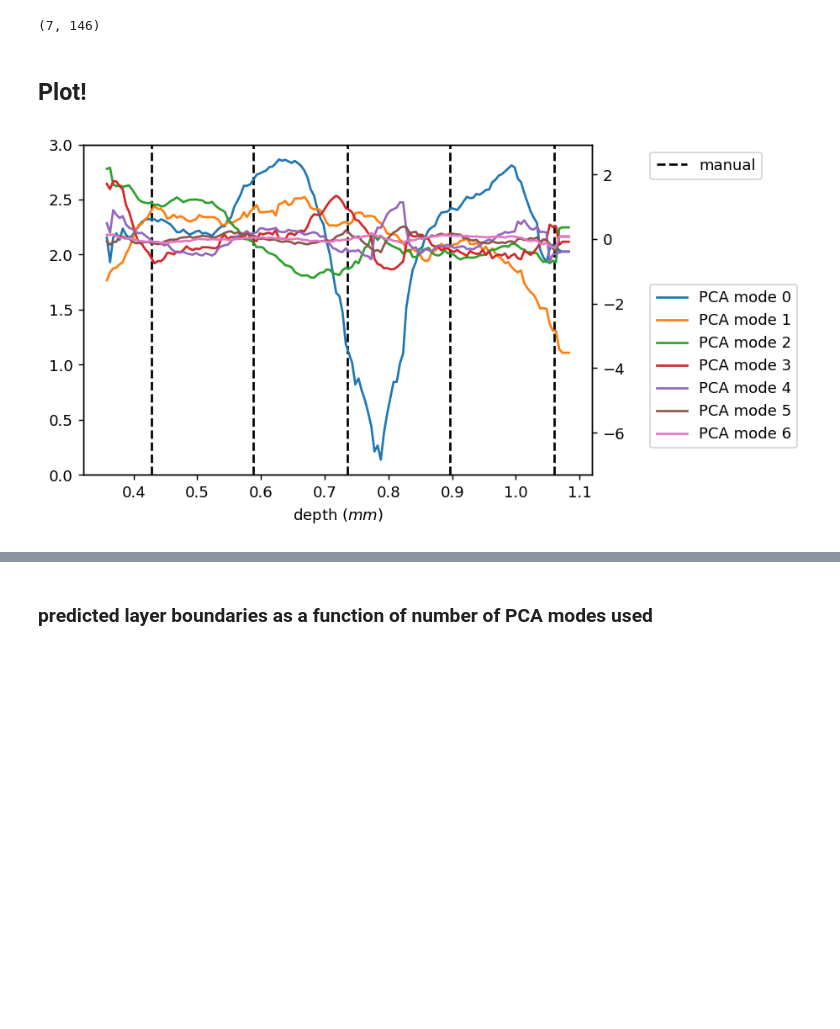
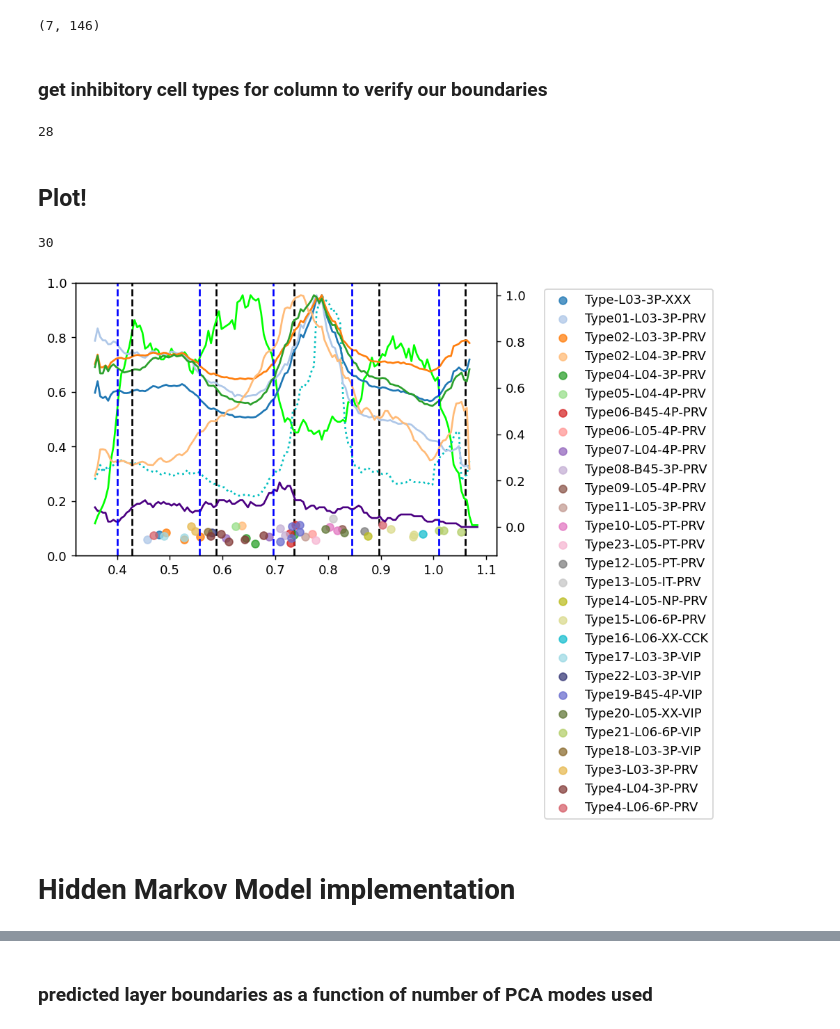
Before and after one commit to AllenInstitute/cortical-layers, a Jupyter notebook: layer-analysis.ipynb, the cells around one changed output, grey strips where cells are left out. Cells and saved outputs as stored; diff of their text form; code cells hidden in the pictures; blank space fills up the shorter version.

Commit message:
inhibitory cell subtypes

```diff
--- a/layer-analysis.ipynb
+++ b/layer-analysis.ipynb
@@ -203,7 +207,8 @@ for curr_y in depths:
         exc_soma_features_by_depth[f].append(current_exc_cells[f].mean())
         inh_soma_features_by_depth[f].append(current_inh_cells[f].mean())
     exc_soma_vol_std_by_depth.append(current_exc_cells["soma_volume"].std())
-    exc_soma_depths.append(current_exc_cells["pt_position"].mean()[1])
+    mean_pos = current_exc_cells["pt_position"].mean()
+    exc_soma_depths.append((mean_pos[1] if mean_pos is not np.nan else np.nan))
 
     for t in p_type:
         p_type[t].append(0)
@@ -303,3 +306,5 @@ Yc = V[:, :7].T @ Xc
 Yc.shape
 # %% [output]
 (7, 146)
+# %% [markdown]
+### get inhibitory cell types for column to verify our boundaries
@@ -306,54 +317,68 @@ Yc.shape
+# %%
+possible_subtypes = ['Type-L03-3P-XXX', 'Type01-L03-3P-PRV', 'Type02-L03-3P-PRV',
+       'Type02-L04-3P-PRV', 'Type04-L04-3P-PRV', 'Type05-L04-4P-PRV',
+       'Type06-B45-4P-PRV', 'Type06-L05-4P-PRV', 'Type07-L04-4P-PRV',
+       'Type08-B45-3P-PRV', 'Type09-L05-4P-PRV', 'Type11-L05-3P-PRV',
+       'Type10-L05-PT-PRV', 'Type23-L05-PT-PRV', 'Type12-L05-PT-PRV',
+       'Type13-L05-IT-PRV', 'Type14-L05-NP-PRV', 'Type15-L06-6P-PRV',
+       'Type16-L06-XX-CCK', 'Type17-L03-3P-VIP', 'Type22-L03-3P-VIP',
+       'Type19-B45-4P-VIP', 'Type20-L05-XX-VIP', 'Type21-L06-6P-VIP',
+       'Type18-L03-3P-VIP', 'Type3-L03-3P-PRV', 'Type4-L04-3P-PRV',
+       'Type4-L06-6P-PRV']
+len(possible_subtypes)
+# %% [output]
+28
 # %% [markdown]
 ## Plot!
 # %%
-colors = ["tab:" + s for s in ["blue", "orange", "green", "red", "purple", "brown", "pink", "gray", "olive", "cyan"]]
+# colors = ["tab:" + s for s in ["blue", "orange", "green", "red", "purple", "brown", "pink", "gray", "olive", "cyan"]]
+colors = get_cmap("tab20").colors + get_cmap("tab20b").colors[::2]
+len(colors)
+# %% [output]
+30
 # %%
 fig, ax = plt.subplots(1, 1, figsize=(6, 4), dpi=130)
 ax2 = ax.twinx()
-# ax.plot(bin_centers, inh_soma_densities, c="indigo", label="inh soma density")
-# ax2.plot(bin_centers, exc_soma_densities / np.nanmax(exc_soma_densities), c="lime", label="exc soma density")
-# ax2.plot(bin_centers, model_means[:, 0], c="lime", linestyle="-.", label="exc soma density model")
-# ax2.fill_between(bin_centers, model_means[:, 0] - model_stds[:, 0], model_means[:, 0] + model_stds[:, 0], edgecolor="none", facecolor="lime", alpha=0.2)
-# ax2.plot(bin_centers, normalized_smooth_exc_densities, ":r", label="exc soma density fit")
-# ax.plot(bin_centers, smooth_exc_deriv * 5, ":r", label="exc fit deriv")
-# ax2.plot(bin_centers, exc_soma_vol_std_by_depth / np.nanmax(exc_soma_vol_std_by_depth), color="c", linestyle=":", label="exc soma_volume std")
-# ax2.plot(bin_centers, model_means[:, 1], c="c", linestyle="-.", label="exc soma density model")
-# ax2.fill_between(bin_centers, model_means[:, 1] - model_stds[:, 1], model_means[:, 1] + model_stds[:, 1], edgecolor="none", facecolor="c", alpha=0.2)
-for i in range(Yc.shape[0]):
-    c = colors[i % len(colors)]
-    ax2.plot(bin_centers, Yc[i, :], color=c, label=f"PCA mode {i}")
+ax2.plot(bin_centers, inh_soma_densities / np.nanmax(exc_soma_densities), c="indigo") #, label="inh soma density")
+ax2.plot(bin_centers, exc_soma_densities / np.nanmax(exc_soma_densities), c="lime") #, label="exc soma density")
+ax2.plot(bin_centers, exc_soma_vol_std_by_depth / np.nanmax(exc_soma_vol_std_by_depth), color="c", linestyle=":") #, label="exc soma_volume std")
+
+# for i in range(Yc.shape[0]):
+#     c = colors[i % len(colors)]
+#     ax2.plot(bin_centers, Yc[i, :], color=c, label=f"PCA mode {i}")
 #     ax2.plot(bin_centers, model_means[:, i], linestyle="-.", color=c )
 #     ax2.fill_between(bin_centers, model_means[:, i] - model_stds[:, i], model_means[:, i] + model_stds[:, i], edgecolor="none", facecolor=c, alpha=0.2)
 #
-# for i, f in enumerate(features):
-#     c = colors[i % len(colors)]
-#     ax2.plot(bin_centers, exc_soma_features_by_depth[f] / np.nanmax(exc_soma_features_by_depth[f]), linestyle="-", color=c, label="exc " + f)
-#     ax2.plot(bin_centers, model_means[:, i + 2], linestyle="-.", color=c, label="exc "+ f + " model mean")
-#     ax2.fill_between(bin_centers, model_means[:, i+2] - model_stds[:, i+2], model_means[:, i+2] + model_stds[:, i+2], edgecolor="none", facecolor=c, alpha=0.2)
+for i, f in enumerate(features):
+    c = colors[i % len(colors)]
+    ax2.plot(bin_centers, exc_soma_features_by_depth[f] / np.nanmax(exc_soma_features_by_depth[f]), linestyle="-", color=c) #, label="exc " + f)
 #     ax2.plot(bin_centers, normalized_smooth_exc_features[f], linestyle=":", label="exc fit " + f)
 #     ax2.plot(bin_centers, inh_soma_features_by_depth[f] / max(inh_soma_features_by_depth[f]), linestyle="-", label="inh " + f)
 #     ax2.plot(bin_centers, soma_features_by_depth[f] / max(soma_features_by_depth[f]), linestyle="-", label=f)
 
 # ax.plot(bin_centers, synapse_densities, label="syn")
 # for t in syn_densities_by_pre:
 #     ax2.plot(bin_centers, syn_densities_by_pre[t], label=t)
 # for t in syn_densities_by_post:
 #     ax2.plot(bin_centers, syn_densities_by_post[t], label=t)
+for i, t in enumerate(possible_subtypes):
+    cur = cell_subtypes.query(f"subtype == '{t}'").mm_depth.values
+    plt.scatter(cur, np.random.normal(-0.03, 0.025, len(cur)), color=colors[i], alpha=0.75, label=t)
 
-ax.axvline(labels[0], linestyle="--", color="k", label="manual")
+
+ax2.axvline(labels[0], linestyle="--", color="k") #, label="manual")
 for lab in labels[1:]:
     ax.axvline(lab, linestyle="--", color="k")
-# ax.axvline(bounds[0], linestyle="--", color="blue", label="automatic")
-# for bound in bounds[1:]:
-#     ax.axvline(bound, linestyle="--", color="blue")
-# ax.plot(bin_centers, posteriors)
-# ax2.plot(bin_centers, transitionness * 5, label="transitionness")
-ax.legend(bbox_to_anchor=[1.1, 1])
-ax2.legend(bbox_to_anchor=[1.1, 0.6])
-ax.set_xlabel("depth ($mm$)")
-ax.set_ylim([0, 3])
+ax2.axvline(bounds[0], linestyle="--", color="blue") #, label="automatic")
+for bound in bounds[1:]:
+    ax2.axvline(bound, linestyle="--", color="blue")
+# ax.legend(bbox_to_anchor=[1.1, 1])
+ax2.legend(bbox_to_anchor=[1.1, 1])
+ax2.set_xlabel("depth ($mm$)")
 # ax.set_ylabel("soma density (per $mm^{3}$)")
 # ax2.set_ylabel("synapse density (per $mm^3$)")
 plt.show()
 # %% [output]
-[figure, old version]
+[figure, new version]
+# %% [markdown]
+# Hidden Markov Model implementation
```
Also changed, not shown: parts of 36 cells of this notebook, 1 other file.
